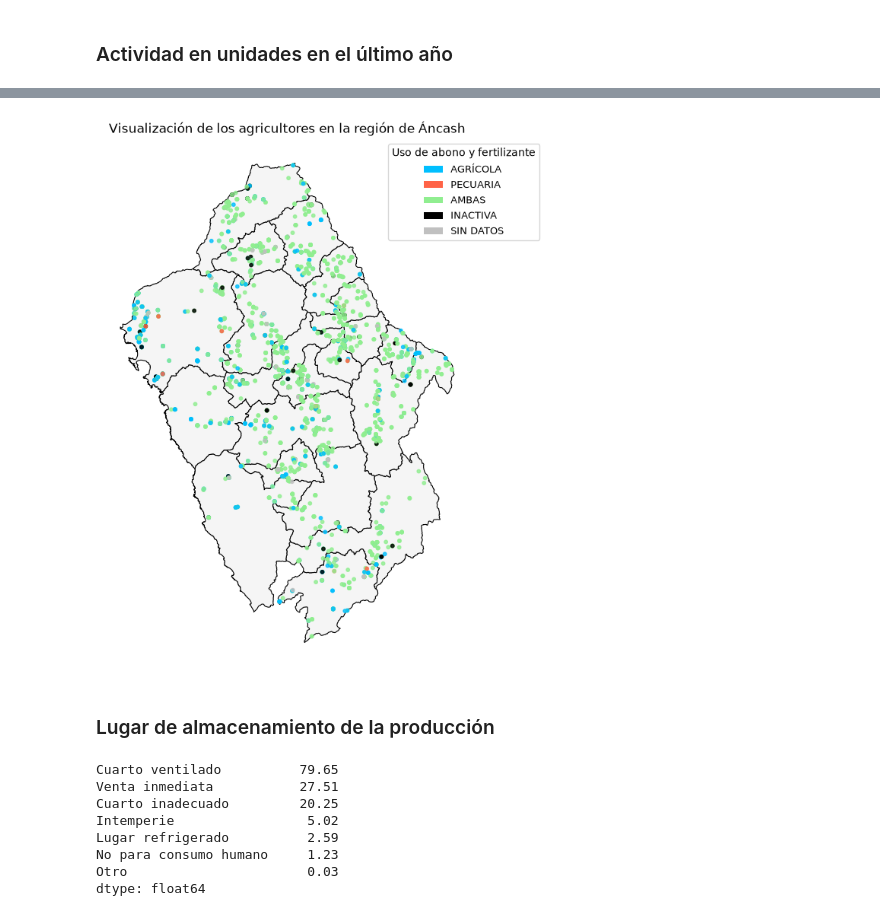
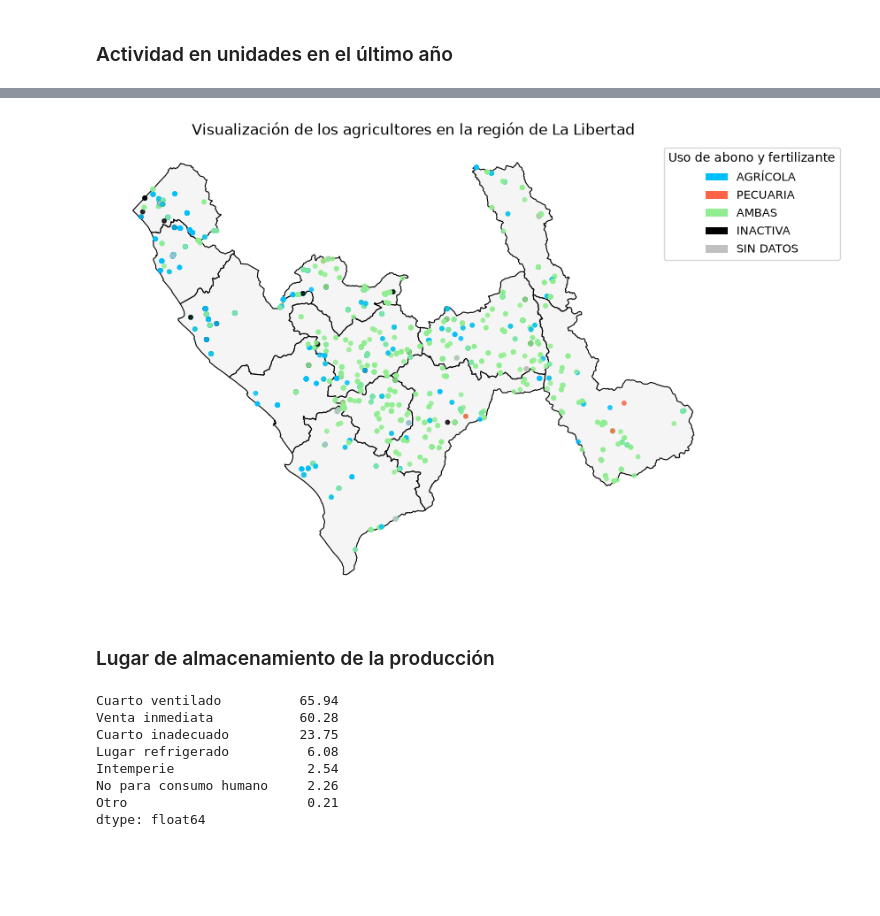
Before and after one commit to matiasrg/Proyecto-PCDA, a Jupyter notebook: scripts/05_CAP600.ipynb, the cells around one changed output, grey strips where cells are left out. Cells and saved outputs as stored; diff of their text form; code cells hidden in the pictures; blank space fills up the shorter version.

```diff
--- a/scripts/05_CAP600.ipynb
+++ b/scripts/05_CAP600.ipynb
@@ -203,8 +197,8 @@ Name: count, dtype: int64
 # %%
-tabla_actividad = df_ancash[["P142_1", "P142_2", "P142_3", "NSEGM", "UA"]]
+tabla_actividad = df_lalibertad[["P142_1", "P142_2", "P142_3", "NSEGM", "UA"]]
 # %%
 actividad_merge = pd.merge(
-    puntos_ancash,
+    puntos_lalibertad,
     tabla_actividad,
     on = ["NSEGM", "UA"],
     how = "outer"
@@ -242,7 +236,7 @@ actividad_merge["color"] = np.select(
 # %%
 fig, ax = plt.subplots(figsize=(9, 9))
 
-map_prov_ancash.plot(
+map_prov_lalibertad.plot(
     ax=ax,
     color="whitesmoke",
     edgecolor="black",
@@ -251,35 +245,35 @@ map_prov_ancash.plot(
 
 actividad_merge.plot(
     ax=ax,
     color=actividad_merge["color"],
     markersize=10,
     alpha=0.8
 )
 
 # Leyenda
 leyenda = [
     Patch(facecolor="deepskyblue", label="AGRÍCOLA"),
     Patch(facecolor="tomato", label="PECUARIA"),
     Patch(facecolor="lightgreen", label="AMBAS"),
     Patch(facecolor="black", label="INACTIVA"),
     Patch(facecolor="silver", label="SIN DATOS")
 ]
 
 ax.legend(
     handles=leyenda,
     title="Uso de abono y fertilizante",
     loc="upper right",
     fontsize=9,
     title_fontsize=10,
     bbox_to_anchor = (1.2,1)
 )
 
-ax.set_title("Visualización de los agricultores en la región de Áncash")
+ax.set_title("Visualización de los agricultores en la región de La Libertad")
 ax.set_axis_off()
 
 plt.show()
 # %% [output]
-[figure, old version]
+[figure, new version]
 # %% [markdown]
 ### Lugar de almacenamiento de la producción
 # %%
@@ -296,22 +290,22 @@ almacen = {
 columnas_almacen = list(almacen.keys())
 # %%
 frec_almacen = (
-    df_ancash[columnas_almacen]
+    df_lalibertad[columnas_almacen]
     .sum()
     .sort_values(ascending = False)
     .rename(index = almacen)
 )
 
-frer_almacen = (frec_almacen/len(df_ancash)*100).round(2)
+frer_almacen = (frec_almacen/len(df_lalibertad)*100).round(2)
 frer_almacen
 # %% [output]
-Cuarto ventilado          79.65
-Venta inmediata           27.51
-Cuarto inadecuado         20.25
-Intemperie                 5.02
-Lugar refrigerado          2.59
-No para consumo humano     1.23
-Otro                       0.03
+Cuarto ventilado          65.94
+Venta inmediata           60.28
+Cuarto inadecuado         23.75
+Lugar refrigerado          6.08
+Intemperie                 2.54
+No para consumo humano     2.26
+Otro                       0.21
 dtype: float64
 # %%
 cmap = plt.get_cmap("Set2", len(frer_almacen))
```
Also changed, not shown: parts of 13 cells of this notebook.
